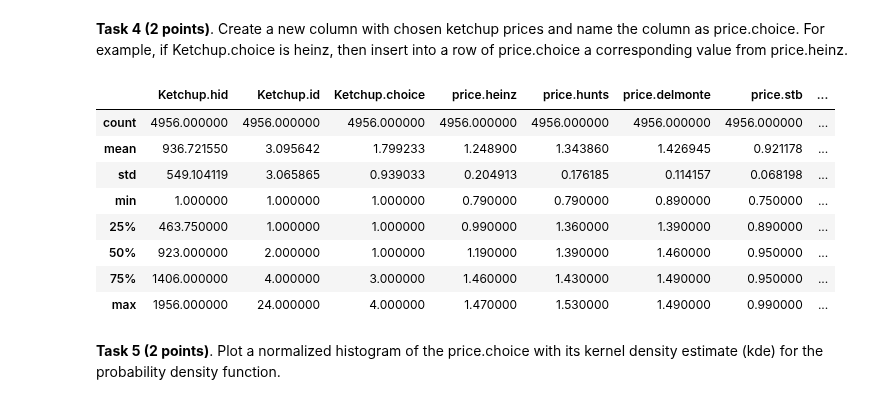
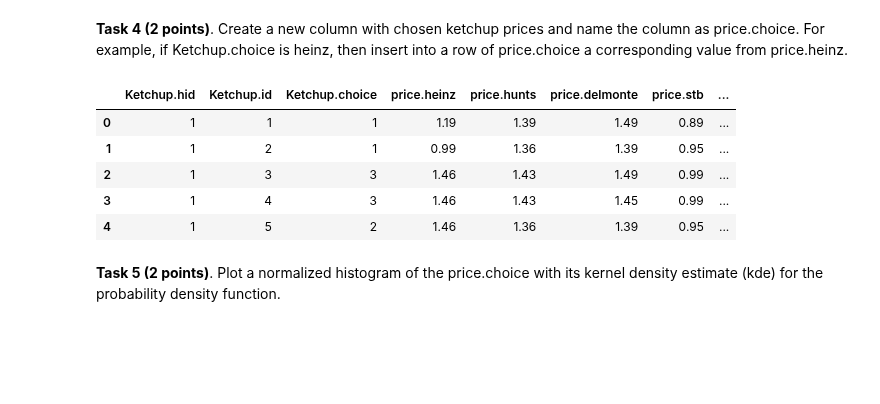
Before and after one commit to troniixx/uzh, a Jupyter notebook: Computational Science/ESC403/Exercise 1/Session_02.ipynb, the cells around one changed output. Cells and saved outputs as stored; diff of their text form; code cells hidden in the pictures; blank space fills up the shorter version.

Commit message:
data science exercises

```diff
--- a/Computational Science/ESC403/Exercise 1/Session_02.ipynb
+++ b/Computational Science/ESC403/Exercise 1/Session_02.ipynb
@@ -185,26 +185,23 @@ plt.tight_layout()
 # %%
 def get_price(row):
     if row["Ketchup.choice"] == 1:
         return row["price.heinz"]
     elif row["Ketchup.choice"] == 2:
         return row["price.stb"]
     elif row["Ketchup.choice"] == 3:
         return row["price.hunts"]
     else:
         return row["price.delmonte"]
 
 data["price.choice"] = data.apply(get_price, axis=1)
 
-data.describe()
+data.head()
 # %% [output]
 |  | Ketchup.hid | Ketchup.id | Ketchup.choice | price.heinz | price.hunts | price.delmonte | price.stb | ... |
-| count | 4956.000000 | 4956.000000 | 4956.000000 | 4956.000000 | 4956.000000 | 4956.000000 | 4956.000000 | ... |
-| mean | 936.721550 | 3.095642 | 1.799233 | 1.248900 | 1.343860 | 1.426945 | 0.921178 | ... |
-| std | 549.104119 | 3.065865 | 0.939033 | 0.204913 | 0.176185 | 0.114157 | 0.068198 | ... |
-| min | 1.000000 | 1.000000 | 1.000000 | 0.790000 | 0.790000 | 0.890000 | 0.750000 | ... |
-| 25% | 463.750000 | 1.000000 | 1.000000 | 0.990000 | 1.360000 | 1.390000 | 0.890000 | ... |
-| 50% | 923.000000 | 2.000000 | 1.000000 | 1.190000 | 1.390000 | 1.460000 | 0.950000 | ... |
-| 75% | 1406.000000 | 4.000000 | 3.000000 | 1.460000 | 1.430000 | 1.490000 | 0.950000 | ... |
-| max | 1956.000000 | 24.000000 | 4.000000 | 1.470000 | 1.530000 | 1.490000 | 0.990000 | ... |
+| 0 | 1 | 1 | 1 | 1.19 | 1.39 | 1.49 | 0.89 | ... |
+| 1 | 1 | 2 | 1 | 0.99 | 1.36 | 1.39 | 0.95 | ... |
+| 2 | 1 | 3 | 3 | 1.46 | 1.43 | 1.49 | 0.99 | ... |
+| 3 | 1 | 4 | 3 | 1.46 | 1.43 | 1.45 | 0.99 | ... |
+| 4 | 1 | 5 | 2 | 1.46 | 1.36 | 1.39 | 0.95 | ... |
 # %% [markdown]
 **Task 5 (2 points)**. Plot a normalized histogram of the price.choice with its kernel density estimate (kde) for the probability density function.
```
Also changed, not shown: parts of 3 cells of this notebook.
